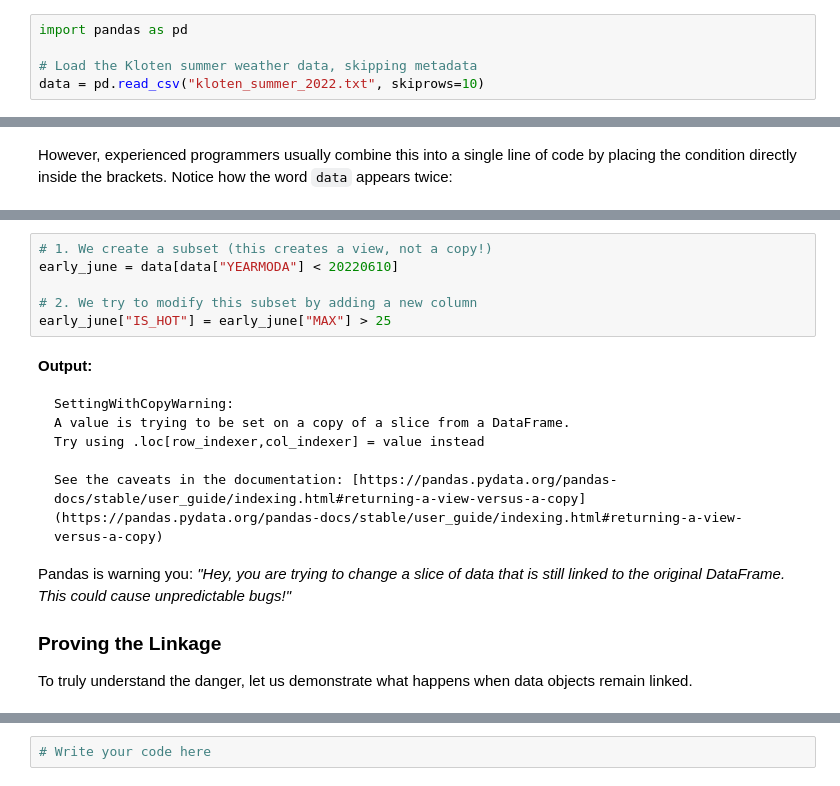
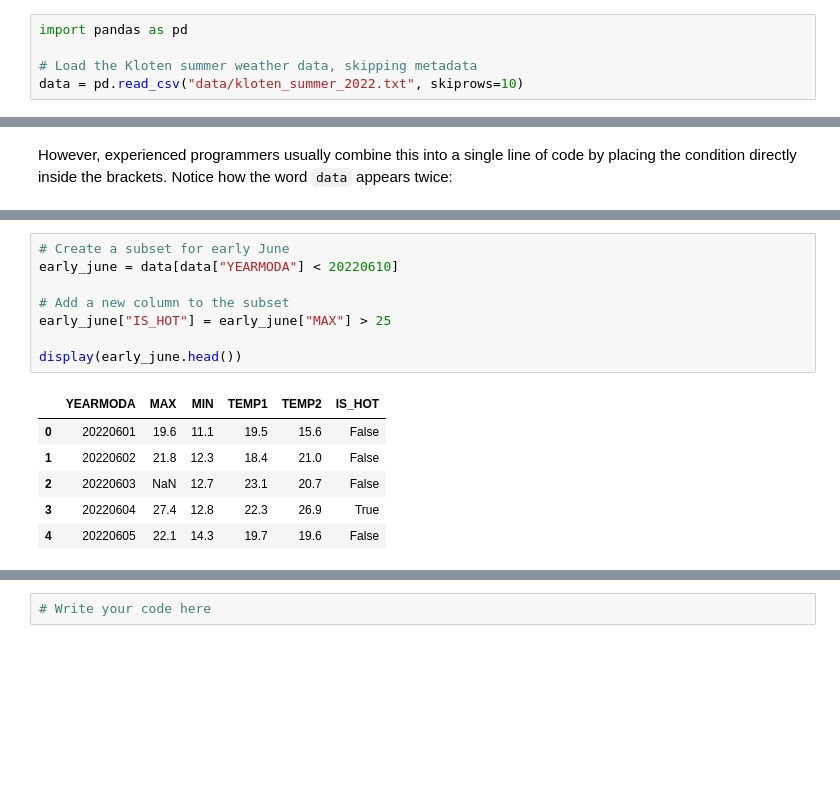
Before and after one commit to HendrikWulf/sds210-jb, a Jupyter notebook: book/08_L06_data-frames/03_slicing_dicing.ipynb, the cells around one changed output, grey strips where cells are left out. Saved outputs shown, nothing was run; the diff lists cells and outputs as text; blank space fills up the shorter version.

````diff
--- a/book/08_L06_data-frames/03_slicing_dicing.ipynb
+++ b/book/08_L06_data-frames/03_slicing_dicing.ipynb
@@ -22,7 +36,7 @@ In the previous section, we successfully loaded the [kloten_summer_2022.txt](htt
 import pandas as pd
 
 # Load the Kloten summer weather data, skipping metadata
-data = pd.read_csv("kloten_summer_2022.txt", skiprows=10)
+data = pd.read_csv("data/kloten_summer_2022.txt", skiprows=10)
 # %% [markdown]
 ---
 
@@ -257,20 +239,15 @@ Let us look at how this happens. Suppose we filter our data for early June and t
 # %%
-# 1. We create a subset (this creates a view, not a copy!)
+# Create a subset for early June
 early_june = data[data["YEARMODA"] < 20220610]
 
-# 2. We try to modify this subset by adding a new column
+# Add a new column to the subset
 early_june["IS_HOT"] = early_june["MAX"] > 25
+
+display(early_june.head())
+# %% [output]
+|  | YEARMODA | MAX | MIN | TEMP1 | TEMP2 | IS_HOT |
+| 0 | 20220601 | 19.6 | 11.1 | 19.5 | 15.6 | False |
+| 1 | 20220602 | 21.8 | 12.3 | 18.4 | 21.0 | False |
+| 2 | 20220603 | NaN | 12.7 | 23.1 | 20.7 | False |
+| 3 | 20220604 | 27.4 | 12.8 | 22.3 | 26.9 | True |
+| 4 | 20220605 | 22.1 | 14.3 | 19.7 | 19.6 | False |
-# %% [markdown]
-**Output:**
-```text
-SettingWithCopyWarning:
-A value is trying to be set on a copy of a slice from a DataFrame.
-Try using .loc[row_indexer,col_indexer] = value instead
-
-See the caveats in the documentation: [https://pandas.pydata.org/pandas-docs/stable/user_guide/indexing.html#returning-a-view-versus-a-copy](https://pandas.pydata.org/pandas-docs/stable/user_guide/indexing.html#returning-a-view-versus-a-copy)
-```
-
-Pandas is warning you: *"Hey, you are trying to change a slice of data that is still linked to the original DataFrame. This could cause unpredictable bugs!"*
-
-### Proving the Linkage
-To truly understand the danger, let us demonstrate what happens when data objects remain linked.
````
Also changed, not shown: parts of 35 cells of this notebook, 13 other files.
